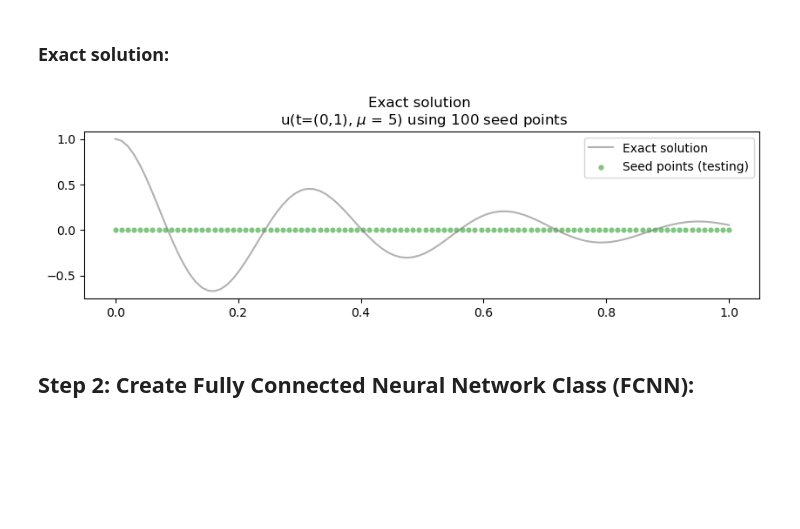
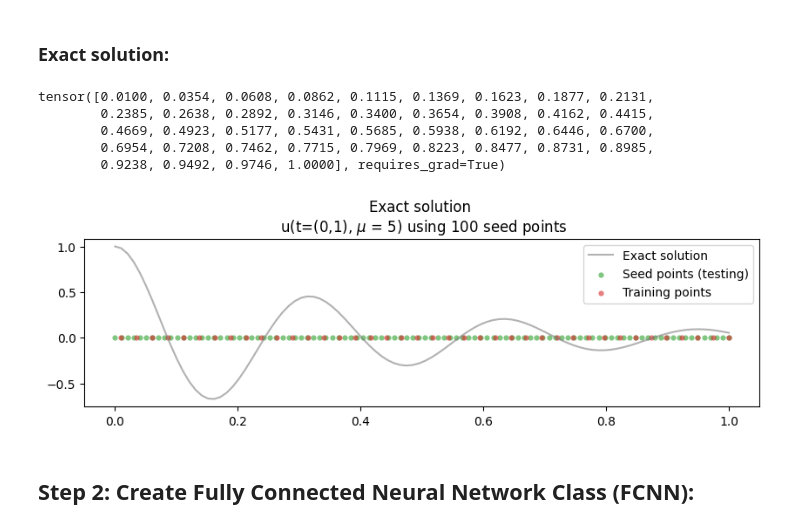
Before and after one commit to luiscssza/PINNS, a Jupyter notebook: BM/PINN_1D_oscillator_Luis.ipynb, the cells around one changed output. Saved outputs shown, nothing was run; the diff lists cells and outputs as text; code cells hidden in the pictures; blank space fills up the shorter version.

```diff
--- a/BM/PINN_1D_oscillator_Luis.ipynb
+++ b/BM/PINN_1D_oscillator_Luis.ipynb
@@ -159,28 +163,45 @@ u_exact = exact_solution(test_mu/(2*mass), w0, test_in_t_mu[0])
 #u_exact.numel()
 #u_exact.dim()
 #u_exact
+# %%
+physic_in_t_mu[0]
+# %% [output]
+tensor([0.0100, 0.0354, 0.0608, 0.0862, 0.1115, 0.1369, 0.1623, 0.1877, 0.2131,
+        0.2385, 0.2638, 0.2892, 0.3146, 0.3400, 0.3654, 0.3908, 0.4162, 0.4415,
+        0.4669, 0.4923, 0.5177, 0.5431, 0.5685, 0.5938, 0.6192, 0.6446, 0.6700,
+        0.6954, 0.7208, 0.7462, 0.7715, 0.7969, 0.8223, 0.8477, 0.8731, 0.8985,
+        0.9238, 0.9492, 0.9746, 1.0000], requires_grad=True)
 # %%
 # Plotting the exact solution:
 plt.figure(figsize=(10,2.5))
 plt.plot(
         test_in_t_mu[0],
         u_exact,
         label="Exact solution",
         color="tab:grey",
         alpha=0.6)
 plt.scatter(
         test_in_t_mu[0],
         torch.zeros_like(test_in_t_mu[0]),
         s=20,
         lw=0,
         color="tab:green",
         alpha=0.6,
         label= "Seed points (testing)")
+plt.scatter(
+        physic_in_t_mu[0].detach().numpy(),
+        torch.zeros_like(physic_in_t_mu[0]),
+        s=20,
+        lw=0,
+        color="tab:red",
+        alpha=0.6,
+        label= "Training points")
+
 plt.title(f"Exact solution \n u(t=(0,1), $\mu$ = {test_mu}) using {point_resolution_test} seed points")
 plt.legend()
 plt.show()
 # %% [output]
-[figure, old version]
+[figure, new version]
 # %% [markdown]
 ## Step 2: Create Fully Connected Neural Network Class (FCNN):
 # %%
```
Also changed, not shown: parts of 25 cells of this notebook, 2 other files.
